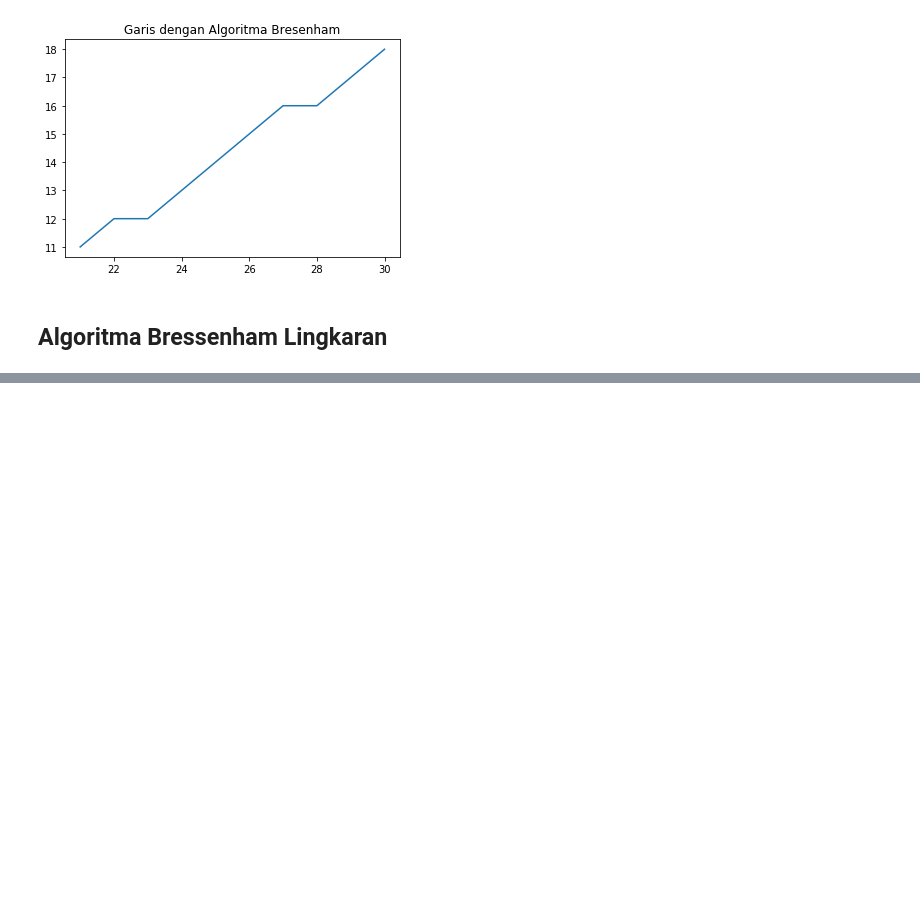
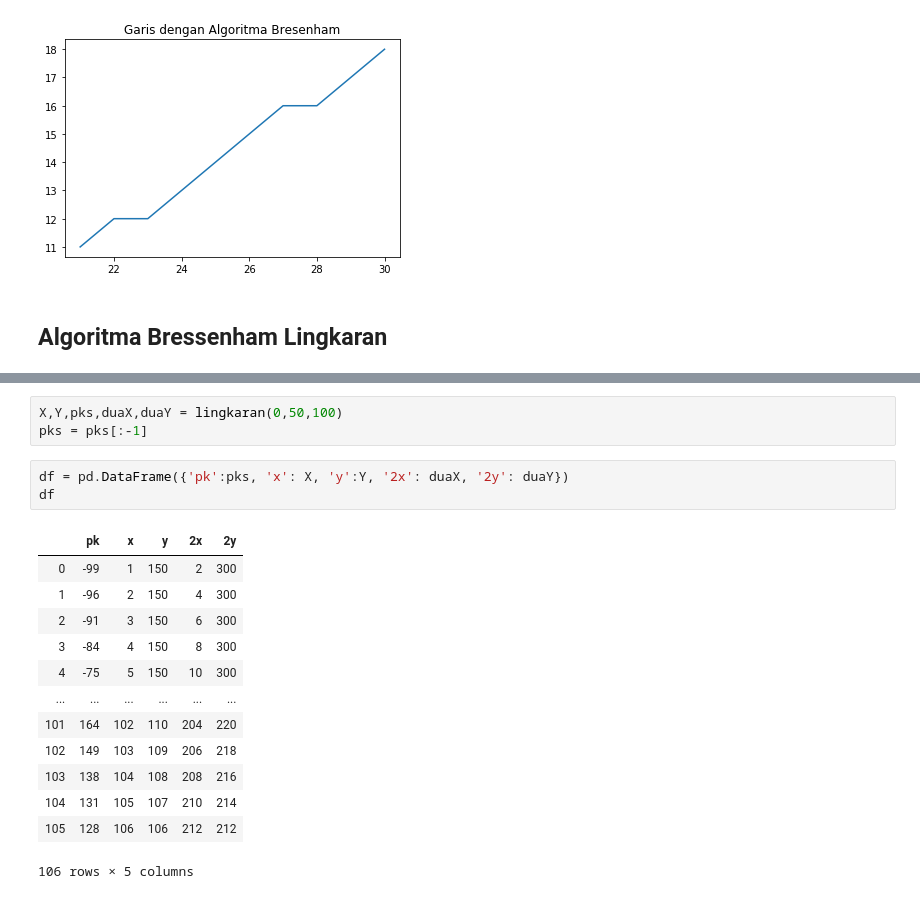
Before and after one commit to ibnutriyuono/grafika-citra2019, a Jupyter notebook: Algoritma DDA, Bressenham.ipynb, the cells around one changed output, grey strips where cells are left out. Cells and saved outputs as stored; diff of their text form; blank space fills up the shorter version.

```diff
--- a/Algoritma DDA, Bressenham.ipynb
+++ b/Algoritma DDA, Bressenham.ipynb
@@ -128,0 +182,20 @@ bressenhamcirc(0,0,10)
+# %%
+X,Y,pks,duaX,duaY = lingkaran(0,50,100)
+pks = pks[:-1]
+# %%
+df = pd.DataFrame({'pk':pks, 'x': X, 'y':Y, '2x': duaX, '2y': duaY})
+df
+# %% [output]
+|  | pk | x | y | 2x | 2y |
+| 0 | -99 | 1 | 150 | 2 | 300 |
+| 1 | -96 | 2 | 150 | 4 | 300 |
+| 2 | -91 | 3 | 150 | 6 | 300 |
+| 3 | -84 | 4 | 150 | 8 | 300 |
+| 4 | -75 | 5 | 150 | 10 | 300 |
+| ... | ... | ... | ... | ... | ... |
+| 101 | 164 | 102 | 110 | 204 | 220 |
+| 102 | 149 | 103 | 109 | 206 | 218 |
+| 103 | 138 | 104 | 108 | 208 | 216 |
+| 104 | 131 | 105 | 107 | 210 | 214 |
+| 105 | 128 | 106 | 106 | 212 | 212 |
+106 rows × 5 columns
```
Also changed, not shown: parts of 24 cells of this notebook.
